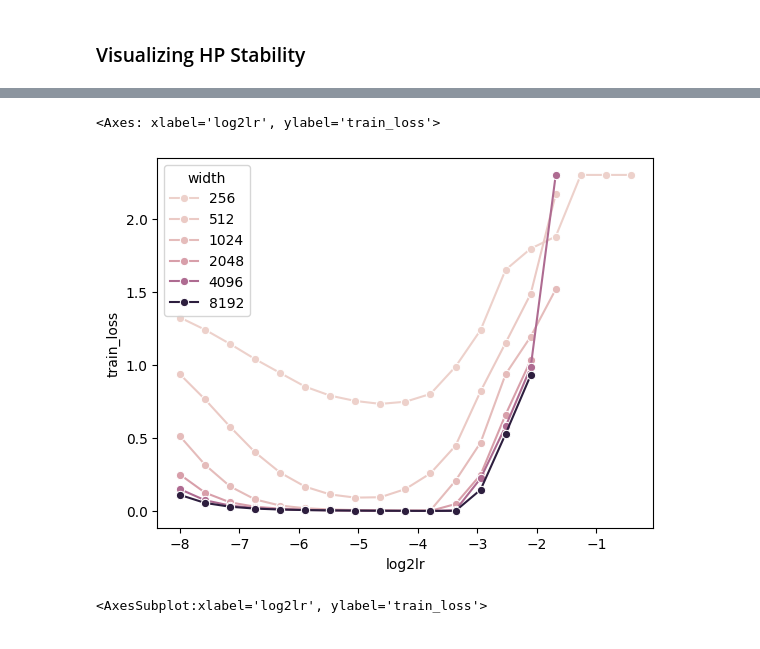
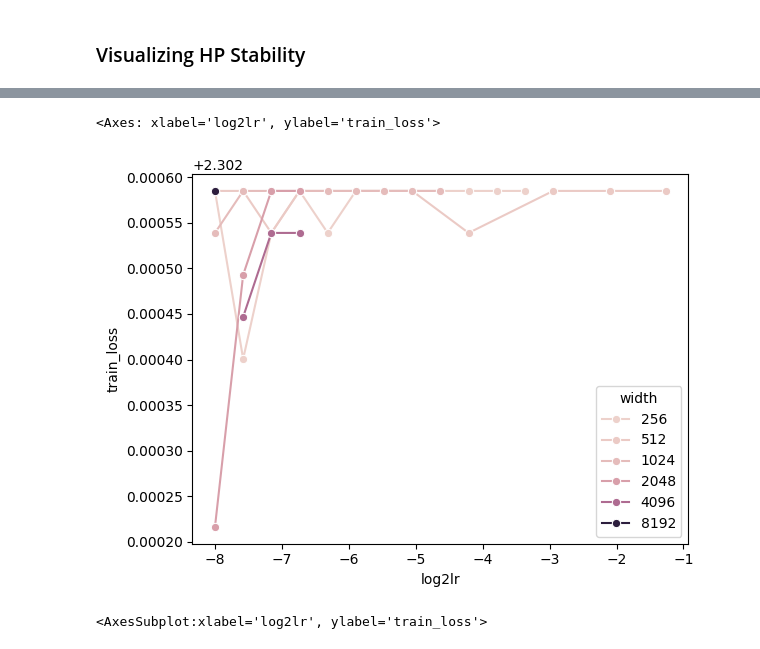
Before and after one commit to Laz4rz/mup-abc, a Jupyter notebook: examples/MLP/demo.ipynb, the cells around one changed output, grey strips where cells are left out. Cells and saved outputs as stored; diff of their text form; code cells hidden in the pictures.

```diff
--- a/examples/MLP/demo.ipynb
+++ b/examples/MLP/demo.ipynb
@@ -238,16 +261,16 @@ logs_df.query("width==8192 and epoch==1")
 # %%
 import json
 
-with open('mup_mlp_logs.json', 'r') as f:
+with open('abc_mlp_logs.json', 'r') as f:
     logs = json.load(f)
 logs_df = pd.DataFrame(logs)
 
 sns.lineplot(x='log2lr', y='train_loss', hue='width', data=logs_df[(logs_df['model_type']=='muP MLP')&
                                                                    (logs_df['train_loss']<5)&
                                                                    (logs_df['epoch']==20)], marker='o')
 # %% [output]
 <Axes: xlabel='log2lr', ylabel='train_loss'>
-[figure, old version]
+[figure, new version]
 # %%
 logs_df = pd.DataFrame(logs)
 sns.lineplot(x='log2lr', y='train_loss', hue='width', data=logs_df[(logs_df['model_type']=='muP MLP')&
```
Also changed, not shown: parts of 4 cells of this notebook, 4 other files.
